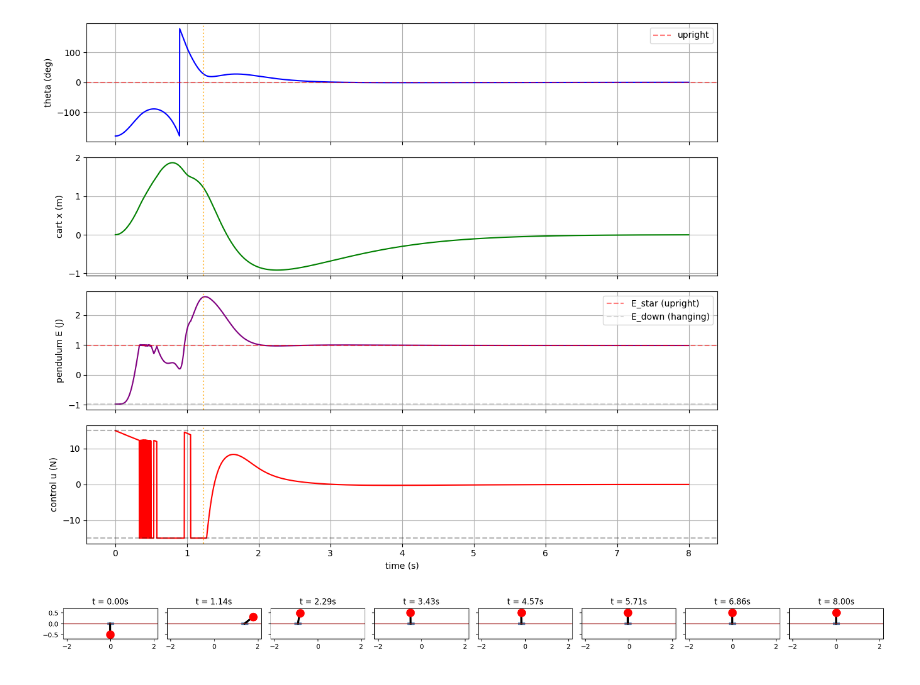
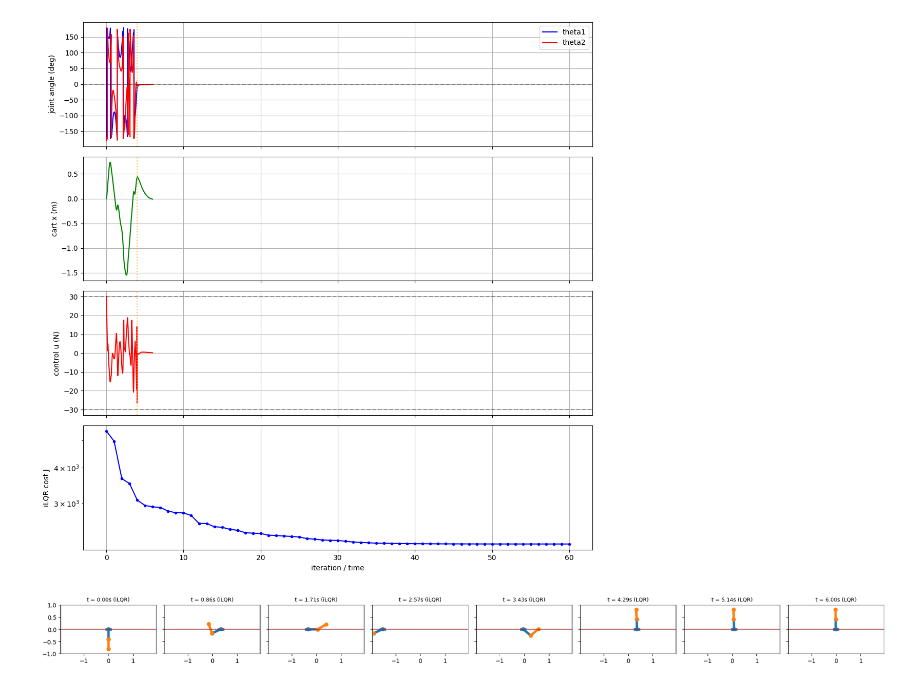
Before and after one commit to d8maldon/awesome-python-robotics, a Jupyter notebook: notebooks/05_motion_control_pendulum_lqr.ipynb, the cells around one changed output. Saved outputs shown, nothing was run; the diff lists cells and outputs as text; code cells hidden in the pictures.

```diff
--- a/notebooks/05_motion_control_pendulum_lqr.ipynb
+++ b/notebooks/05_motion_control_pendulum_lqr.ipynb
@@ -109,13 +0,0 @@ E_pend_down (hanging at rest) = -0.9810 J  --  must pump 2*m*g*l = 1.9620 J
-# %%
-# LQR linearization around upright
-A = np.array([[0, 1, 0, 0],
-              [0, 0, -m * g / M, 0],
-              [0, 0, 0, 1],
-              [0, 0, (M + m) * g / (M * l), 0]])
-B = np.array([[0], [1 / M], [0], [-1 / (M * l)]])
-
-Q = np.diag([1.0, 1.0, 20.0, 1.0])
-R_lqr = np.array([[0.1]])
-P = solve_continuous_are(A, B, Q, R_lqr)
-K_lqr = np.linalg.inv(R_lqr) @ B.T @ P
-print(f"LQR gain K = {K_lqr.flatten().round(3)}")
@@ -185,47 +379,54 @@ Upright reached? True
 # %%
-t_arr = np.arange(N) * dt
-fig, axs = plt.subplots(4, 1, figsize=(11, 9), sharex=True)
-axs[0].plot(t_arr, np.degrees([wrap(th) for th in hist[:, 2]]), 'b-')
-axs[0].axhline(0, color='r', ls='--', alpha=0.5, label='upright')
-axs[0].set_ylabel('theta (deg)'); axs[0].grid(); axs[0].legend()
+# ---- Plots ----
+t_arr = np.arange(N_total) * dt
+fig, axs = plt.subplots(4, 1, figsize=(11, 11), sharex=True)
+axs[0].plot(t_arr, np.degrees([wrap(th) for th in hist[:, 1]]), 'b-', label='theta1')
+axs[0].plot(t_arr, np.degrees([wrap(th) for th in hist[:, 2]]), 'r-', label='theta2')
+axs[0].axhline(0, color='k', ls='--', alpha=0.3)
+axs[0].set_ylabel('joint angle (deg)'); axs[0].grid(); axs[0].legend()
 
 axs[1].plot(t_arr, hist[:, 0], 'g-')
 axs[1].set_ylabel('cart x (m)'); axs[1].grid()
 
-E_arr = np.array([E_pend(z) for z in hist])
-axs[2].plot(t_arr, E_arr, 'purple')
-axs[2].axhline(E_star, color='r', ls='--', alpha=0.5, label='E_star (upright)')
-axs[2].axhline(-E_star, color='gray', ls='--', alpha=0.3, label='E_down (hanging)')
-axs[2].set_ylabel('pendulum E (J)'); axs[2].grid(); axs[2].legend()
+axs[2].plot(t_arr, u_hist, 'r-')
+axs[2].axhline(30, color='k', ls='--', alpha=0.3); axs[2].axhline(-30, color='k', ls='--', alpha=0.3)
+axs[2].set_ylabel('control u (N)'); axs[2].grid()
 
-axs[3].plot(t_arr, u_hist, 'r-')
-axs[3].axhline(u_max, color='k', ls='--', alpha=0.3)
-axs[3].axhline(-u_max, color='k', ls='--', alpha=0.3)
-axs[3].set_ylabel('control u (N)'); axs[3].set_xlabel('time (s)'); axs[3].grid()
+axs[3].plot(np.arange(len(J_hist)), J_hist, 'b.-')
+axs[3].set_ylabel('iLQR cost J'); axs[3].set_xlabel('iteration / time')
+axs[3].set_yscale('log'); axs[3].grid()
 
 if t_handoff is not None:
-    for ax in axs:
-        ax.axvline(t_handoff, color='orange', ls=':', alpha=0.7)
+    for ax in axs[:3]:
+        ax.axvline(t_handoff, color='orange', ls=':', alpha=0.7, label='LQR catch')
+
 plt.tight_layout()
 plt.show()
 # %% [output]
-[figure, old version]
+[figure, new version]
 # %%
-fig, axs = plt.subplots(1, 8, figsize=(18, 3), sharey=True)
+# ---- Stop-motion strip showing the full swing-up ----
+fig, axs = plt.subplots(1, 8, figsize=(20, 3), sharey=True)
 sample_t = np.linspace(0, T_sim, 8)
-xmax_plot = max(2.0, float(abs(hist[:, 0]).max()) + 0.3)
-for ax, ts in zip(axs, sample_t):
-    idx = min(int(ts / dt), N - 1)
-    pos = hist[idx, 0]; th = hist[idx, 2]
-    bx, by = pos + l * np.sin(th), l * np.cos(th)
-    ax.add_patch(plt.Rectangle((pos - 0.15, -0.05), 0.3, 0.1, color='steelblue'))
-    ax.plot([pos, bx], [0, by], 'k-', lw=3)
-    ax.plot(bx, by, 'ro', ms=12)
+L1, L2 = 0.4, 0.4
+xmax_plot = max(1.5, float(abs(hist[:, 0]).max()) + 0.4)
+
+for ax, ts_pt in zip(axs, sample_t):
+    idx = min(int(ts_pt / dt), N_total - 1)
+    x = hist[idx, 0]
+    th1 = hist[idx, 1]; th2 = hist[idx, 2]
+    # Cart at (x, 0).  J1 (first joint) at (x + L1*sin(th1), L1*cos(th1)).  J2 at J1 + (L2*sin(th2), L2*cos(th2)).
+    j1 = np.array([x + L1 * np.sin(th1), L1 * np.cos(th1)])
+    j2 = j1 + np.array([L2 * np.sin(th2), L2 * np.cos(th2)])
+    ax.add_patch(plt.Rectangle((x - 0.12, -0.04), 0.24, 0.08, color='steelblue'))
+    ax.plot([x, j1[0]], [0, j1[1]], color='#1f77b4', lw=4, marker='o', ms=6)
+    ax.plot([j1[0], j2[0]], [j1[1], j2[1]], color='#ff7f0e', lw=4, marker='o', ms=6)
     ax.axhline(0, color='brown', lw=1)
-    ax.set_xlim(-xmax_plot, xmax_plot); ax.set_ylim(-0.7, 0.7)
+    ax.set_xlim(-xmax_plot, xmax_plot); ax.set_ylim(-1.0, 1.0)
     ax.set_aspect('equal')
-    ax.set_title(f't = {ts:.2f}s')
+    ax.set_title(f't = {ts_pt:.2f}s ({mode_hist[idx]})', fontsize=9)
+
 plt.tight_layout()
 plt.show()
 # %% [output]
-[figure, old version]
+[figure, new version]
```
Also changed, not shown: parts of 16 cells of this notebook, 31 other files.
